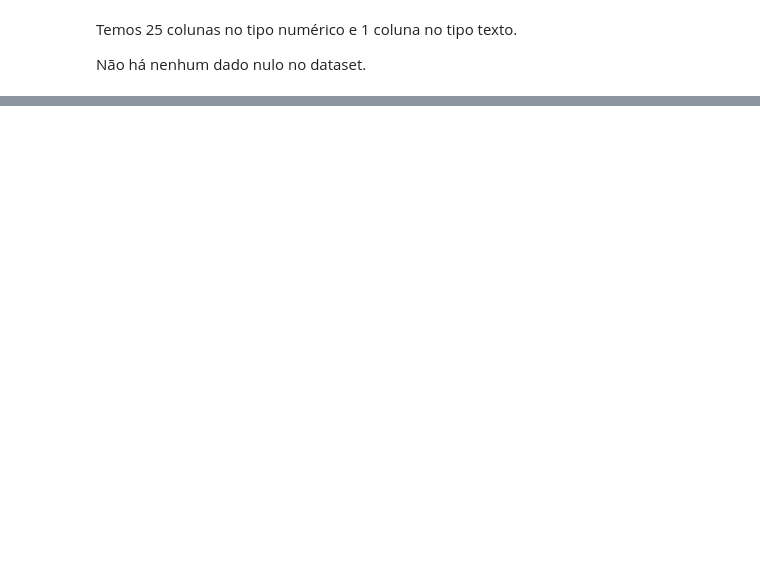
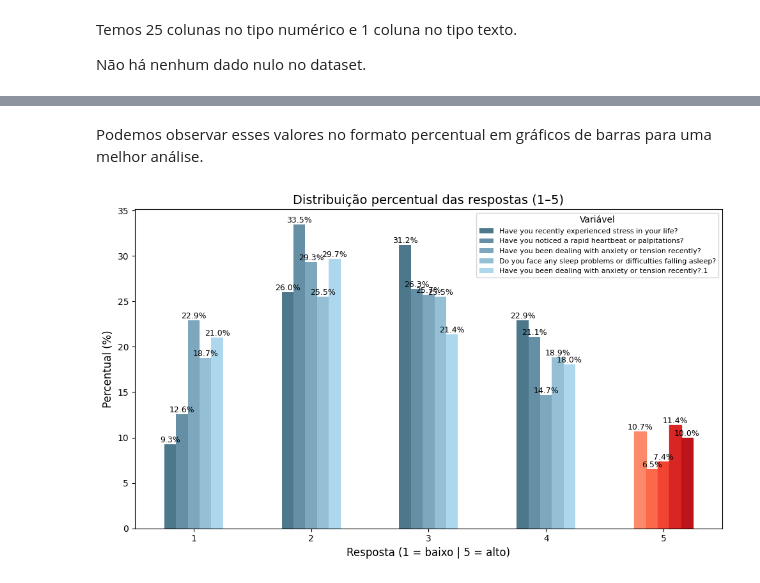
Before and after one commit to camilatsv1/Monitoramento-das-causas-de-estresse-nos-alunos-de-hoje, a Jupyter notebook: caderno_app.ipynb, the cells around one changed output, grey strips where cells are left out. Saved outputs shown, nothing was run; the diff lists cells and outputs as text; code cells hidden in the pictures; blank space fills up the shorter version.

Commit message:
adição de tabelas com total de respostas de 1 a 5 de cada pertunta (5 tabelas), textos introdutórios à tabelas e gráficos e adição de 5 gráficos com o percentual de cada resposta

```diff
--- a/caderno_app.ipynb
+++ b/caderno_app.ipynb
@@ -121,0 +125,10 @@ Não há nenhum dado nulo no dataset.
+# %%
+# Lista das colunas que possuem respostas na escala 1–5
+colunas_escala1 = ['Have you recently experienced stress in your life?', 'Have you noticed a rapid heartbeat or palpitations?',
+'Have you been dealing with anxiety or tension recently?', 'Do you face any sleep problems or difficulties falling asleep?',
+'Have you been dealing with anxiety or tension recently?.1']  # ajuste conforme os nomes reais
+
+# Contar quantas vezes cada valor (1–5) aparece em cada coluna
+for coluna in colunas_escala1:
+  tabela_resumo1 = df[colunas_escala1].apply(pd.Series.value_counts).sort_index()
+tabela_resumo1.head()
@@ -121,0 +201,32 @@ Não há nenhum dado nulo no dataset.
+# %% [markdown]
+Podemos observar esses valores no formato percentual em gráficos de barras para uma melhor análise.
+# %%
+# Criar tabela com percentuais
+tabela_resumo1 = df[colunas_escala1].apply(lambda x: x.value_counts(normalize=True).sort_index() * 100)
+
+# Criar gráfico com todas as barras inicialmente em cinza
+ax = tabela_resumo1.plot(kind='bar', figsize=(10,6), color= ['#4d778b', '#658fa4', '#7da7bc', '#94bfd5', '#acd7ed'])
+
+# Criar paleta de cores (4 tons de vermelho para as 4 variáveis)
+palette = cm.Reds([0.4, 0.5, 0.6, 0.7, 0.8])  # valores entre 0 e 1 representam intensidade
+
+# Aplicar a paleta apenas às barras da resposta 5
+for i, container in enumerate(ax.containers):
+    for bar in container:
+        if round(bar.get_x() + bar.get_width()/2) == 4:  # índice 4 = resposta "5"
+            bar.set_color(palette[i])  # cor da variável correspondente
+
+# Adicionar os percentuais em cima das barras
+for container in ax.containers:
+    ax.bar_label(container, fmt='%.1f%%', label_type='edge', fontsize=9)
+
+# Personalização do gráfico
+plt.title("Distribuição percentual das respostas (1–5)", fontsize=14)
+plt.xlabel("Resposta (1 = baixo | 5 = alto)", fontsize=12)
+plt.ylabel("Percentual (%)", fontsize=12)
+plt.legend(title="Variável", fontsize=8)
+plt.xticks(rotation=0)
+plt.tight_layout()
+plt.show()
+# %% [output]
+[figure, added]
```
Also changed, not shown: parts of 12 cells of this notebook.
